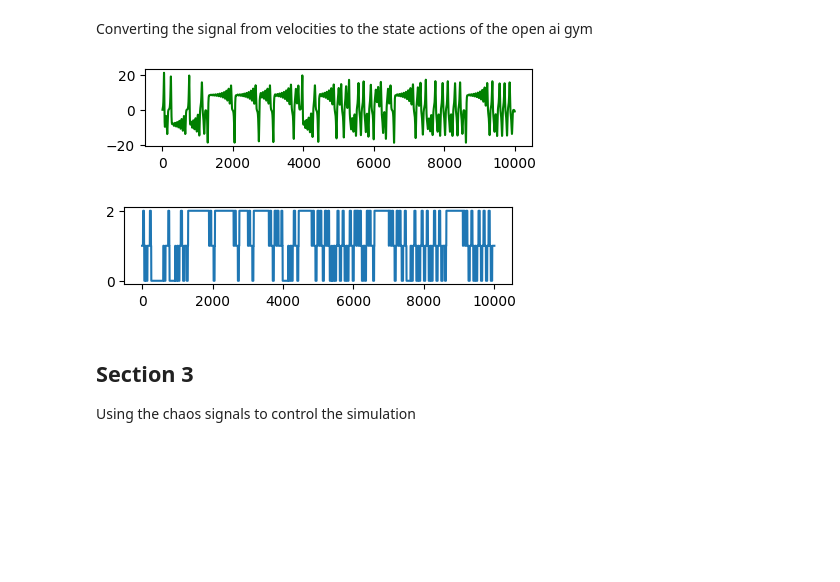
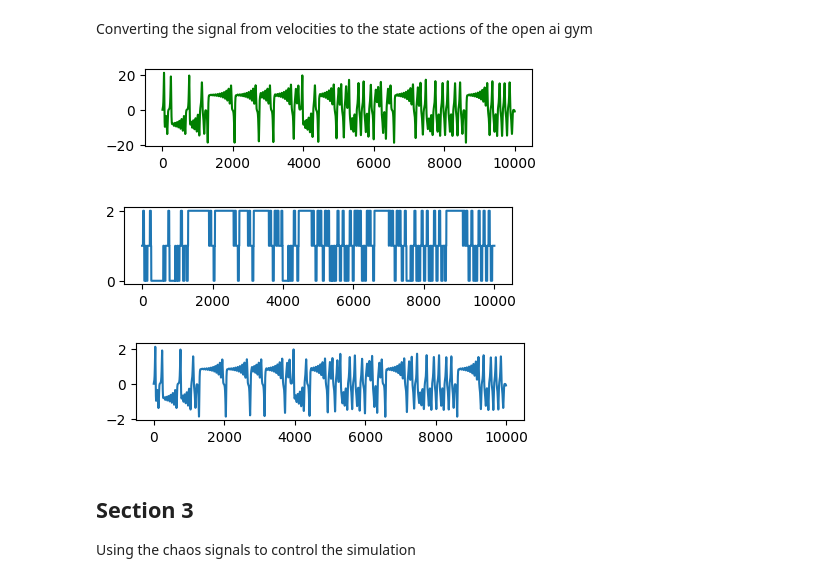
Before and after one commit to shepai/Chaos-Robotics, a Jupyter notebook: Simulation/OpenAIGym/open_ai_example.ipynb, the cells around one changed output. Cells and saved outputs as stored; diff of their text form; code cells hidden in the pictures; blank space fills up the shorter version.

```diff
--- a/Simulation/OpenAIGym/open_ai_example.ipynb
+++ b/Simulation/OpenAIGym/open_ai_example.ipynb
@@ -197,28 +197,40 @@ Converting the signal from velocities to the state actions of the open ai gym
 # %%
 prandtl = 10
 rho = 28
 beta = 8/3
 
 def convert(signal,val=5):
     #make threshold with val and create a signal based off of the chaotic one
     new=np.zeros(signal.shape)
     new[np.argwhere(signal<=(val*-1))]=0
     new[np.argwhere(signal>(val*-1))]=1
     new[np.argwhere(signal>val)]=2
     return new
+
+def convert_scale(signal,val=4):
+    #make threshold with val and create a signal based off of the chaotic one
+    ma=np.max(signal)
+    mi=np.min(signal)
+    scaler=val/(ma+abs(mi))
+    return signal*scaler
 xs,ys,zs=get_velocities(prandtl,rho,beta)
 
 xs,ys,zs=get_velocities(prandtl,rho,beta)
 fig = plt.figure(figsize=(5,1))
 plt.plot(xs,c="g")
 plt.show()
-
+print("Convert to decision signal")
 plt.figure(figsize=(5,1))
 plt.plot(convert(xs,val=5))
 plt.show()
+print("Convert to scale decision")
+plt.figure(figsize=(5,1))
+plt.plot(convert_scale(xs,val=4))
+plt.show()
 # %% [output]
 [figure]
 [figure]
+[figure, added]
 # %% [markdown]
 ## Section 3
 
```
Also changed, not shown: parts of 1 cell of this notebook, 2 other files.
